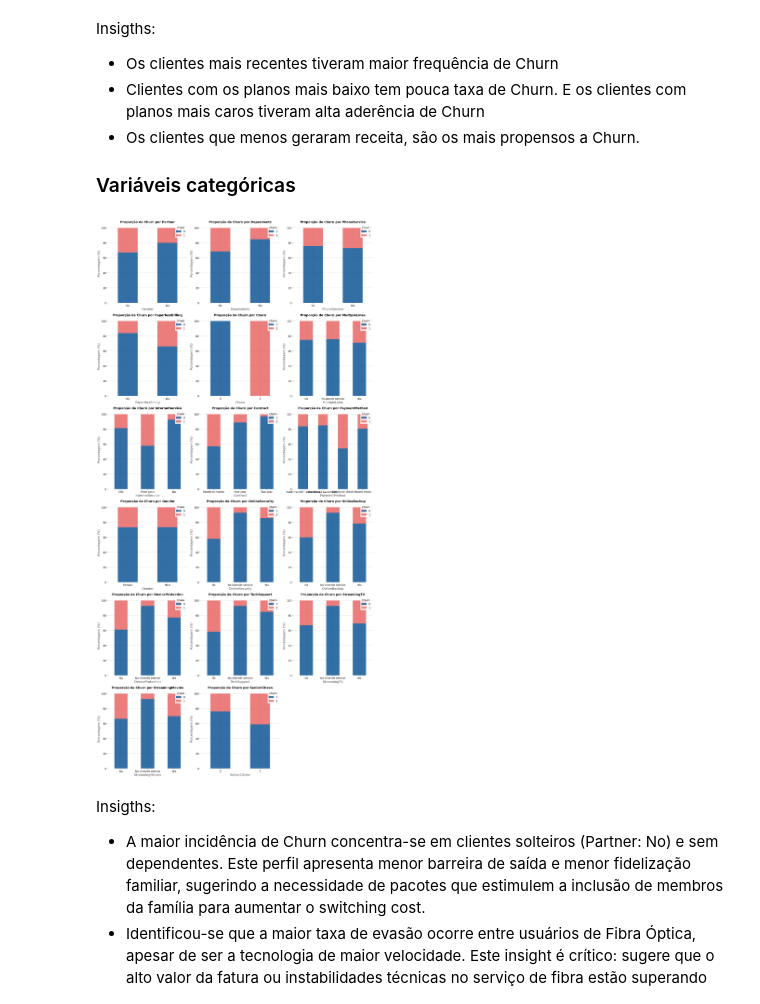
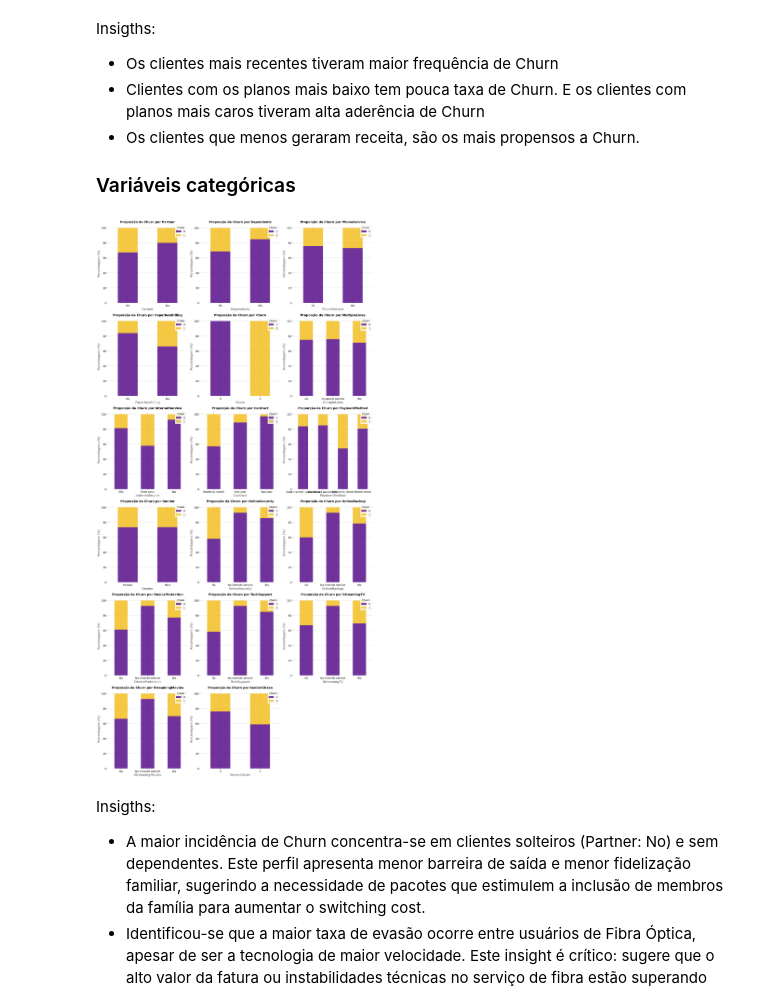
Before and after one commit to RebecaVBoas/Telco-Customer-Churn-Prediction, a Jupyter notebook: notebooks/EDA.ipynb, the cells around one changed output. Cells and saved outputs as stored; diff of their text form; code cells hidden in the pictures.

```diff
--- a/notebooks/EDA.ipynb
+++ b/notebooks/EDA.ipynb
@@ -590,35 +590,35 @@ import math
 
 # 1. Configuramos a estrutura da grade
 n_cols = 3 # Definimos 2 gráficos por linha para melhor legibilidade
 n_rows = math.ceil(len(categorical_columns) / n_cols)
 
 # 2. Criamos a moldura principal
 fig, axes = plt.subplots(nrows=n_rows, ncols=n_cols, figsize=(18, n_rows * 6))
 axes_list = axes.flatten() # Transforma a matriz de eixos em uma lista simples
 
 for i, col in enumerate(categorical_columns):
     # Criamos a tabela de proporção
     prop_df = pd.crosstab(df_train[col], df_train[target], normalize='index') * 100
 
     # O PULO DO GATO: Passamos 'ax=axes_list[i]' para direcionar o gráfico
     prop_df.plot(kind='bar', stacked=True, ax=axes_list[i],
-                 color=['#004B8D', '#E85C5C'], alpha=0.8)
+                 color = [ '#4B0082', '#F2BB13'], alpha=0.8)
 
     # Customização individual de cada "caixa"
     axes_list[i].set_title(f'Proporção de Churn por {col}', fontweight='bold', fontsize=14)
     axes_list[i].set_ylabel('Porcentagem (%)')
     axes_list[i].set_xlabel(col)
     axes_list[i].tick_params(axis='x', rotation=0) # Mantém nomes na horizontal
     axes_list[i].legend(title='Churn', loc='upper right')
 
 # 3. Limpeza: Se sobrar algum gráfico vazio no final da grade, nós o removemos
 for j in range(i + 1, len(axes_list)):
     fig.delaxes(axes_list[j])
 
 plt.tight_layout() # Ajusta o espaçamento para não sobrepor títulos
 plt.show()
 # %% [output]
-[figure, old version]
+[figure, new version]
 # %% [markdown]
 Insigths:
 
```
Also changed, not shown: 3 other files.
